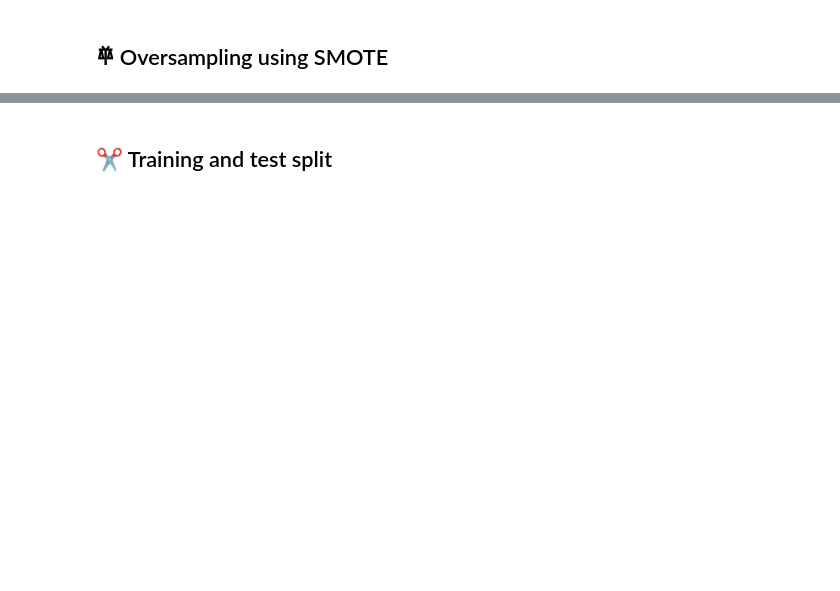
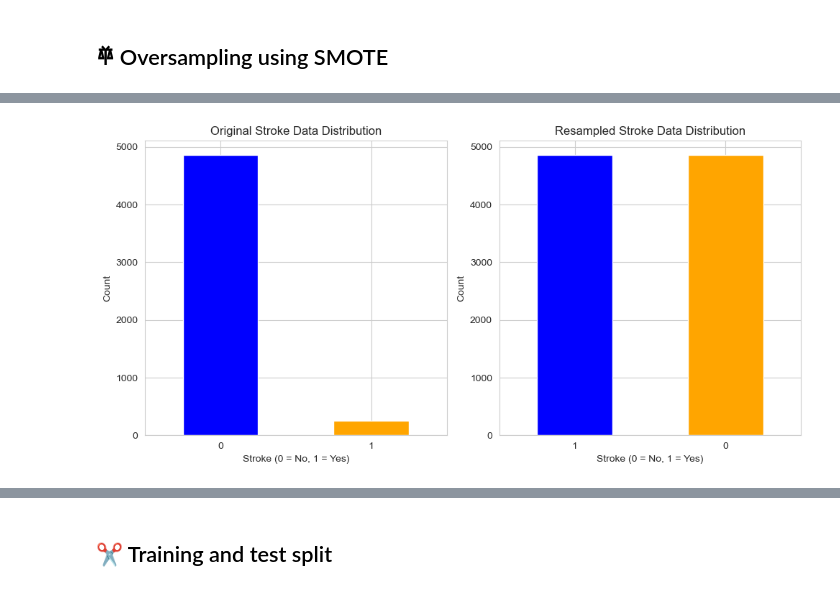
Before and after one commit to rachidboukhoudmi/stroke_prediction_workshop, a Jupyter notebook: stroke-prediction.ipynb, the cells around one changed output, grey strips where cells are left out. Saved outputs shown, nothing was run; the diff lists cells and outputs as text; code cells hidden in the pictures; blank space fills up the shorter version.

```diff
--- a/stroke-prediction.ipynb
+++ b/stroke-prediction.ipynb
@@ -428,2 +510,34 @@ Y1.value_counts()
+# %%
+import matplotlib.pyplot as plt
+
+# Original class distribution
+original_counts = Y['stroke'].value_counts()
+
+# After SMOTE class distribution
+resampled_counts = Y1['stroke'].value_counts()
+
+# Create a bar plot to compare the distributions
+plt.figure(figsize=(10, 5))
+
+# Plot original data distribution
+plt.subplot(1, 2, 1)
+original_counts.plot(kind='bar', color=['blue', 'orange'])
+plt.title('Original Stroke Data Distribution')
+plt.xlabel('Stroke (0 = No, 1 = Yes)')
+plt.ylabel('Count')
+plt.xticks(rotation=0)
+
+# Plot resampled data distribution
+plt.subplot(1, 2, 2)
+resampled_counts.plot(kind='bar', color=['blue', 'orange'])
+plt.title('Resampled Stroke Data Distribution')
+plt.xlabel('Stroke (0 = No, 1 = Yes)')
+plt.ylabel('Count')
+plt.xticks(rotation=0)
+
+plt.tight_layout()
+plt.show()
+# %% [output]
+[figure, added]
 # %%
 X1
```
Also changed, not shown: parts of 106 cells of this notebook.
